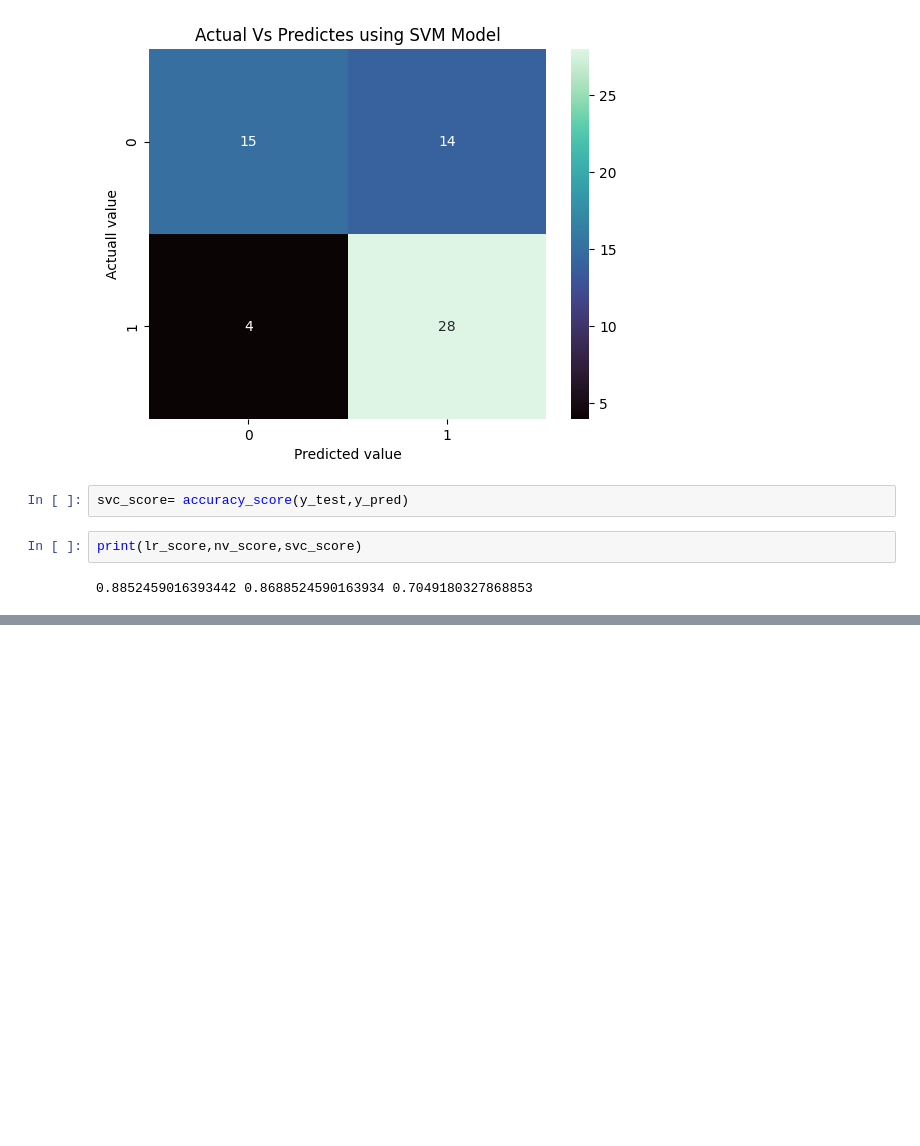
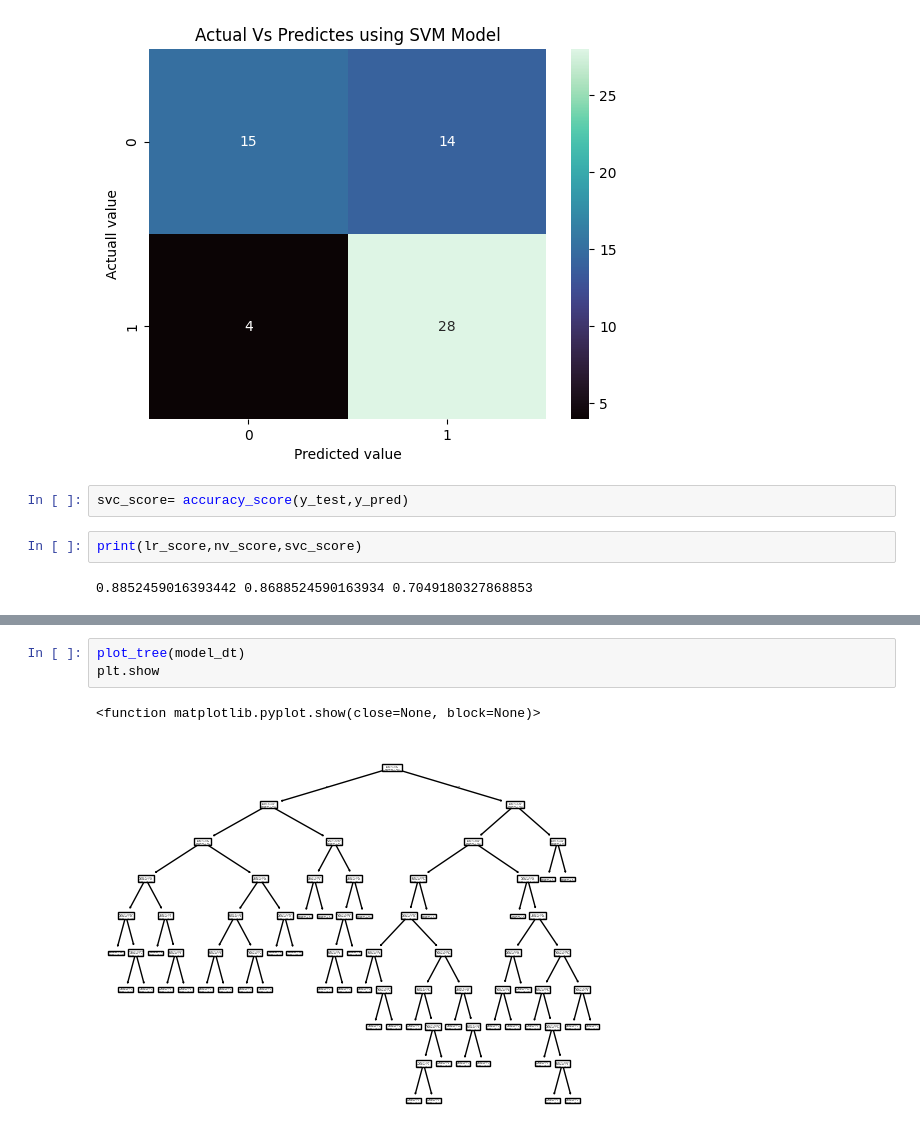
Before and after one commit to draj-codes/heart-disease, a Jupyter notebook: ml_model/heat disease.ipynb, the cells around one changed output, grey strips where cells are left out. Cells and saved outputs as stored; diff of their text form; blank space fills up the shorter version.

```diff
--- a/ml_model/heat disease.ipynb
+++ b/ml_model/heat disease.ipynb
@@ -465,0 +526,6 @@ print(lr_score,nv_score,svc_score)
+# %%
+plot_tree(model_dt)
+plt.show
+# %% [output]
+<function matplotlib.pyplot.show(close=None, block=None)>
+[figure, added]
```
Also changed, not shown: parts of 17 cells of this notebook.
